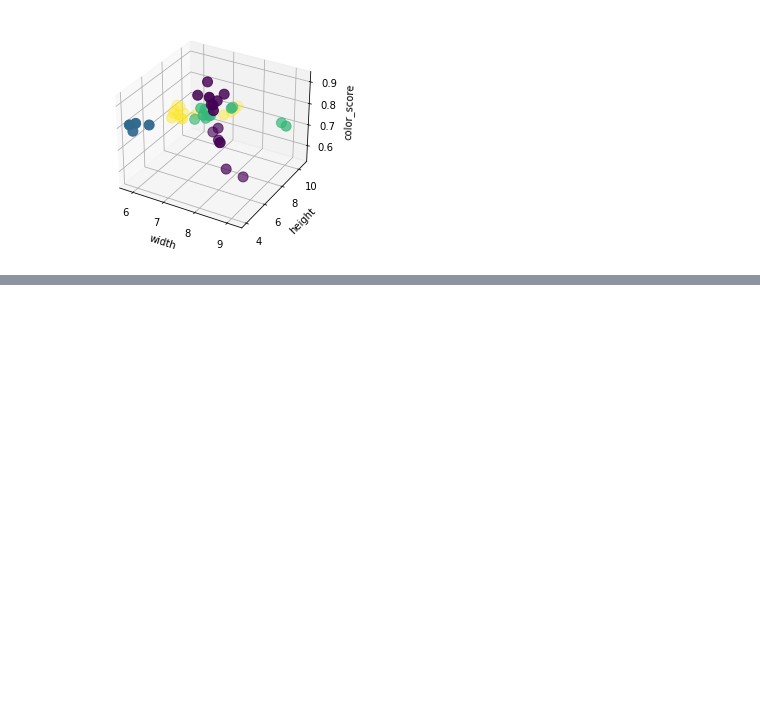
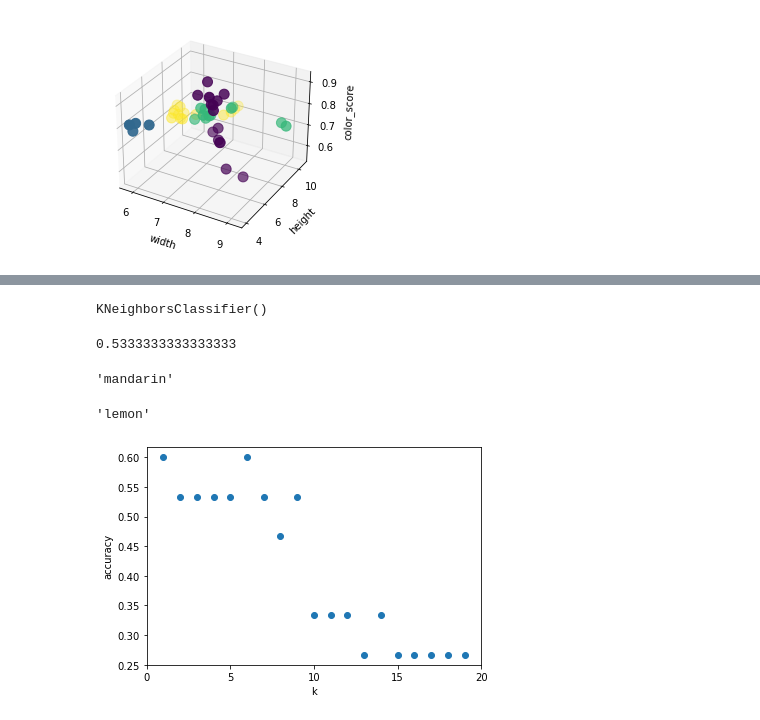
Before and after one commit to danielwon01/Applied-Data-Science-with-Python, a Jupyter notebook: Applied_Machine_Learning_in_Python/Key Concepts in Machine Learning.ipynb, the cells around one changed output, grey strips where cells are left out. Saved outputs shown, nothing was run; the diff lists cells and outputs as text; code cells hidden in the pictures; blank space fills up the shorter version.

```diff
--- a/Applied_Machine_Learning_in_Python/Key Concepts in Machine Learning.ipynb
+++ b/Applied_Machine_Learning_in_Python/Key Concepts in Machine Learning.ipynb
@@ -127,0 +162,6 @@ plt.show()
+# %%
+# X에 데이터셋에 라벨을 제외한 특징들 지정
+X = fruits[["mass",'width','height']]
+y = fruits['fruit_label']
+
+X_train , X_test ,y_train , y_test = train_test_split(X, y, random_state = 0)
@@ -127,0 +180,46 @@ plt.show()
+# %%
+# 분류자 물체에 대한 인스턴스 생성
+from sklearn.neighbors import KNeighborsClassifier
+
+# 분류자가 사용할 이웃들의 수 지정
+knn = KNeighborsClassifier(n_neighbors= 5 )
+# %%
+# fit을 사용해 X_train를  라벨에 y_train을 사용하여 분류자를 훈련
+# K와 N변수의 상태를 갱신하여, 훈련세트의 예제를 내부 저장소 같은 곳에 기억하여  향후에 사용하게 함
+knn.fit(X_train, y_train)
+# %% [output]
+KNeighborsClassifier()
+# %%
+# Estimate the accuracy of the classifier on future data ,using the test data
+knn.score(X_test, y_test)
+# %% [output]
+0.5333333333333333
+# %%
+# use the trained K-NN classifier model to classity new, previously unseen objects
+fruit_prediction = knn.predict([[20, 4.3, 5.5]]) # mass ,width , height
+f_name[fruit_prediction[0]]
+# %% [output]
+'mandarin'
+# %%
+fruit_prediction = knn.predict([[100, 6.3, 8.5]]) # mass ,width , height
+f_name[fruit_prediction[0]]
+# %% [output]
+'lemon'
+# %%
+# How sensitive is k-NN classification accuracy to the choice of the 'k' parameter?
+# K값이 크면 노이즈가 많은 개별 라벨을 억누를 수 있지만 분류 경계선이 덜 세밀해진다.
+k_range = range(1,20)
+scores = []
+
+for k in k_range:
+    knn = KNeighborsClassifier(n_neighbors = k)
+    knn.fit(X_train, y_train)
+    scores.append(knn.score(X_test, y_test))
+
+plt.figure()
+plt.xlabel('k')
+plt.ylabel('accuracy')
+plt.scatter(k_range, scores)
+plt.xticks([0,5,10,15,20]);
+# %% [output]
+[figure, added]
```
Also changed, not shown: parts of 7 cells of this notebook.
